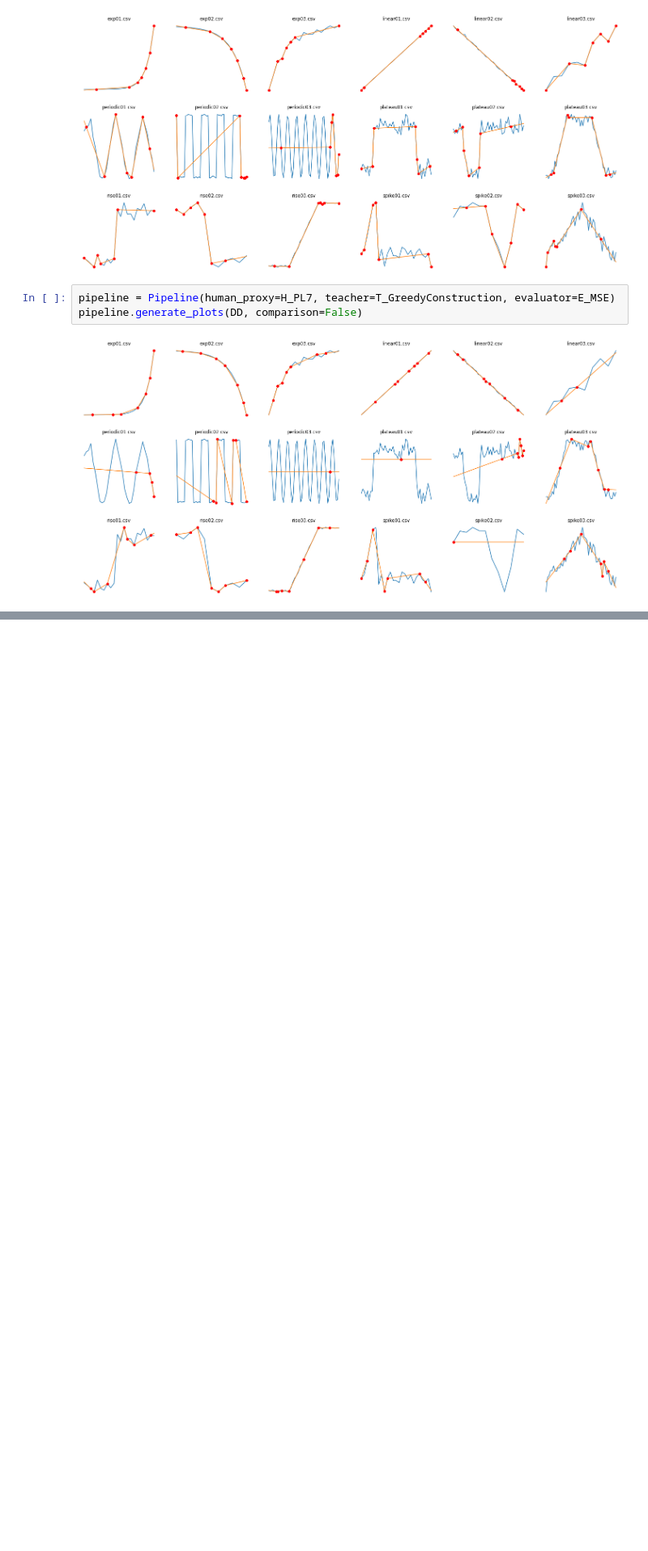
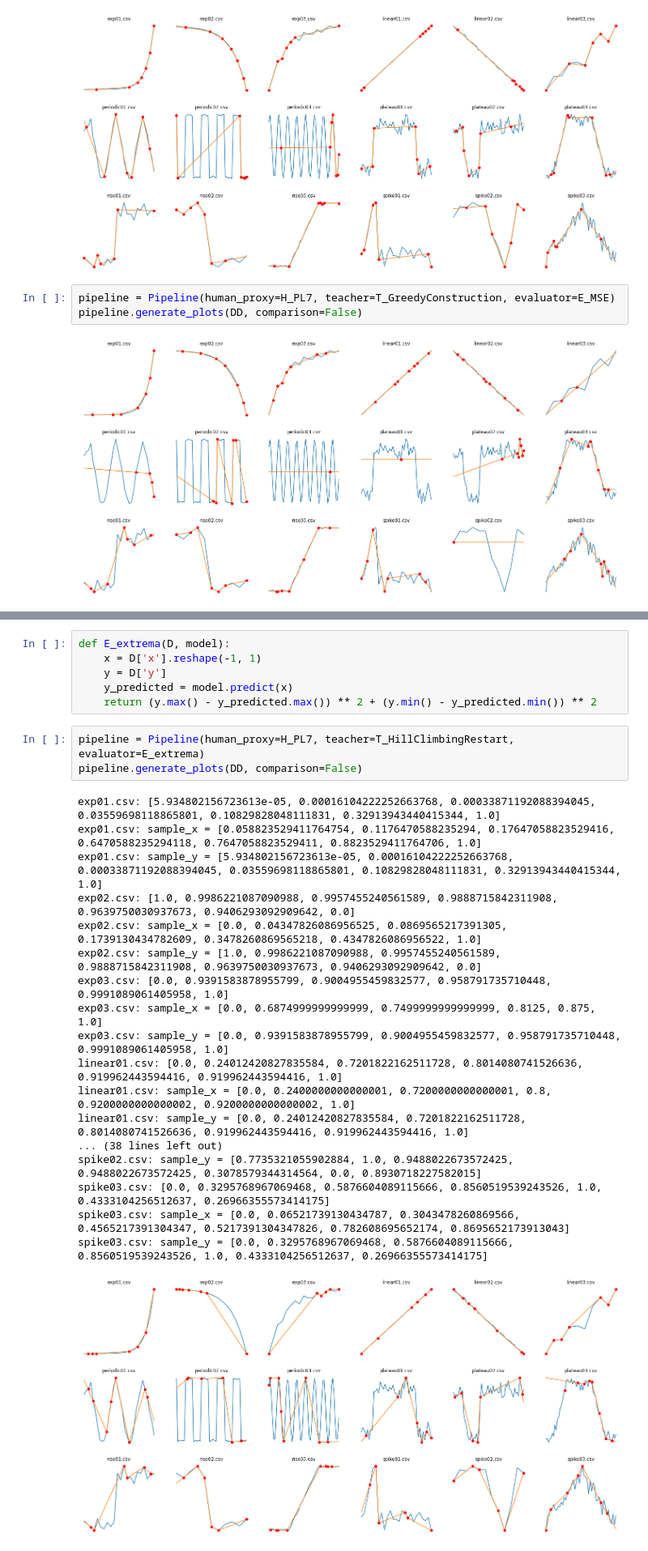
Before and after one commit to captainhoji/viz-sampling-mt, a Jupyter notebook: pipelinePlayground.ipynb, the cells around one changed output, grey strips where cells are left out. Shown at 81% size. Drawn from its saved outputs; the diff is of its cells as text; blank space fills up the shorter version.

```diff
--- a/pipeline_archive-Copy1.ipynb
+++ b/pipelinePlayground.ipynb
@@ -222,0 +222,28 @@ pipeline.generate_plots(DD, comparison=False)
+# %%
+def E_extrema(D, model):
+    x = D['x'].reshape(-1, 1)
+    y = D['y']
+    y_predicted = model.predict(x)
+    return (y.max() - y_predicted.max()) ** 2 + (y.min() - y_predicted.min()) ** 2
+# %%
+pipeline = Pipeline(human_proxy=H_PL7, teacher=T_HillClimbingRestart, evaluator=E_extrema)
+pipeline.generate_plots(DD, comparison=False)
+# %% [output]
+exp01.csv: [5.934802156723613e-05, 0.00016104222252663768, 0.00033871192088394045, 0.03559698118865801, 0.10829828048111831, 0.32913943440415344, 1.0]
+exp01.csv: sample_x = [0.058823529411764754, 0.1176470588235294, 0.17647058823529416, 0.6470588235294118, 0.7647058823529411, 0.8823529411764706, 1.0]
+exp01.csv: sample_y = [5.934802156723613e-05, 0.00016104222252663768, 0.00033871192088394045, 0.03559698118865801, 0.10829828048111831, 0.32913943440415344, 1.0]
+exp02.csv: [1.0, 0.9986221087090988, 0.9957455240561589, 0.9888715842311908, 0.9639750030937673, 0.9406293092909642, 0.0]
+exp02.csv: sample_x = [0.0, 0.04347826086956525, 0.0869565217391305, 0.1739130434782609, 0.3478260869565218, 0.4347826086956522, 1.0]
+exp02.csv: sample_y = [1.0, 0.9986221087090988, 0.9957455240561589, 0.9888715842311908, 0.9639750030937673, 0.9406293092909642, 0.0]
+exp03.csv: [0.0, 0.9391583878955799, 0.9004955459832577, 0.958791735710448, 0.9991089061405958, 1.0]
+exp03.csv: sample_x = [0.0, 0.6874999999999999, 0.7499999999999999, 0.8125, 0.875, 1.0]
+exp03.csv: sample_y = [0.0, 0.9391583878955799, 0.9004955459832577, 0.958791735710448, 0.9991089061405958, 1.0]
+linear01.csv: [0.0, 0.24012420827835584, 0.7201822162511728, 0.8014080741526636, 0.919962443594416, 0.919962443594416, 1.0]
+linear01.csv: sample_x = [0.0, 0.2400000000000001, 0.7200000000000001, 0.8, 0.9200000000000002, 0.9200000000000002, 1.0]
+linear01.csv: sample_y = [0.0, 0.24012420827835584, 0.7201822162511728, 0.8014080741526636, 0.919962443594416, 0.919962443594416, 1.0]
+... (38 lines left out)
+spike02.csv: sample_y = [0.7735321055902884, 1.0, 0.9488022673572425, 0.9488022673572425, 0.3078579344314564, 0.0, 0.8930718227582015]
+spike03.csv: [0.0, 0.3295768967069468, 0.5876604089115666, 0.8560519539243526, 1.0, 0.4333104256512637, 0.26966355573414175]
+spike03.csv: sample_x = [0.0, 0.06521739130434787, 0.3043478260869566, 0.4565217391304347, 0.5217391304347826, 0.782608695652174, 0.8695652173913043]
+spike03.csv: sample_y = [0.0, 0.3295768967069468, 0.5876604089115666, 0.8560519539243526, 1.0, 0.4333104256512637, 0.26966355573414175]
+[figure, added]
```
Also changed, not shown: parts of 15 cells of this notebook, 45 other files.
